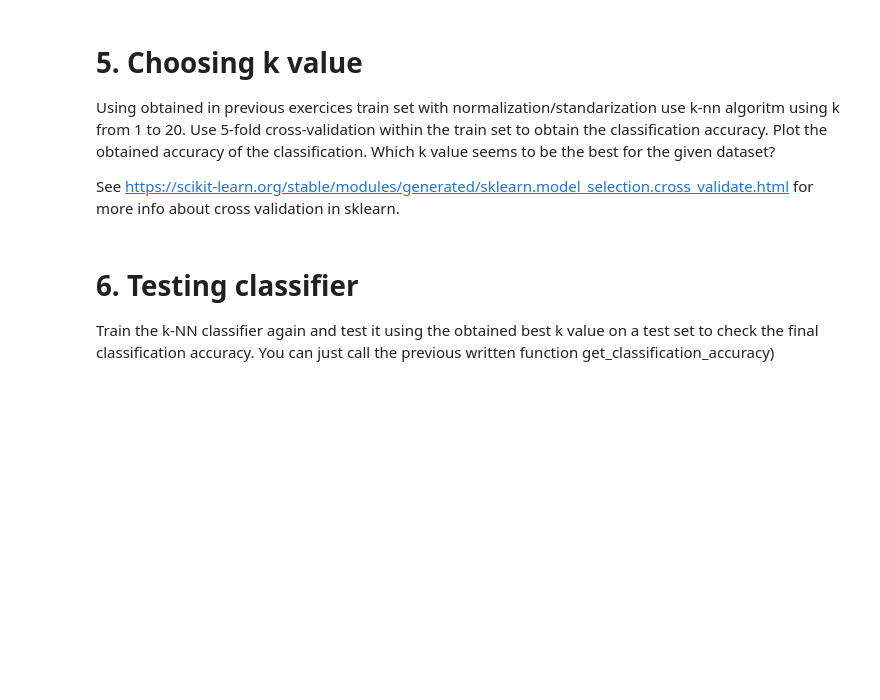
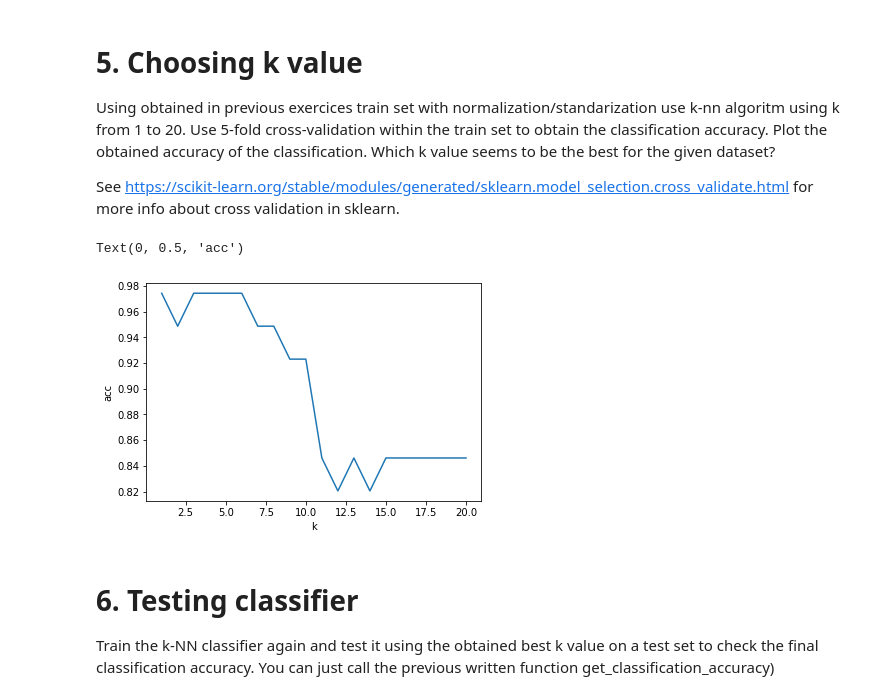
Before and after one commit to ptylczynski/knn, a Jupyter notebook: Exercices_knn.ipynb, the cells around one changed output. Drawn from its saved outputs; the diff is of its cells as text; code cells hidden in the pictures; blank space fills up the shorter version.

```diff
--- a/Exercices_knn.ipynb
+++ b/Exercices_knn.ipynb
@@ -121,7 +149,7 @@ Use KNeighborsClassifier class from sklearn.neighbors module. Useful methods: fi
 https://scikit-learn.org/stable/modules/generated/sklearn.neighbors.KNeighborsClassifier.html
 # %%
 def get_classification_accuracy(train_data_X, train_data_Y, test_data_X, test_data_Y, k = 3):
-    neigh = KNeighborsClassifier(n_neighbors=3)
+    neigh = KNeighborsClassifier(n_neighbors=k)
     neigh.fit(train_data_X, train_data_Y)
     pred = neigh.predict(test_data_X)
     return metrics.accuracy_score(test_data_Y, pred)
@@ -136,10 +164,23 @@ You can use sklearn.preprocessing.StandardScaler, sklearn.preprocessing.MinMaxSc
 
 Try other standarization methods to verify the standarization procedure influence the classification accuracy.
 standarize_train_and_test should return 2 dataFrames - with normalized train and normalized test sets.
-# %%
-def standarize_train_and_test(train_X, test_X):
-    #   TODO replace the following line with your code
-    return train_X, test_X
-
-norm_train_X, norm_test_X = standarize_train_and_test(train_X, test_X)
-get_classification_accuracy(norm_train_X, train_Y, norm_test_X, test_Y)
+# %%
+from sklearn.preprocessing import MaxAbsScaler, MinMaxScaler, StandardScaler
+
+
+def standarize_train_and_test(train_X, test_X):
+    return \
+        MaxAbsScaler().fit(train_X).transform(train_X), \
+        MaxAbsScaler().fit(test_X).transform(test_X)
+    # classification accuracy: 0.97
+    # return \
+    #     MinMaxScaler().fit(train_X).transform(train_X), \
+    #     MinMaxScaler().fit(test_X).transform(test_X)
+    # classification accuracy: 0.92
+    # return \
+    #     StandardScaler().fit(train_X).transform(train_X), \
+    #     StandardScaler().fit(test_X).transform(test_X)
+    # classification accuracy: 0.97
+
+norm_train_X, norm_test_X = standarize_train_and_test(train_X, test_X)
+get_classification_accuracy(norm_train_X, train_Y, norm_test_X, test_Y)
@@ -153,3 +194,15 @@ See https://scikit-learn.org/stable/modules/generated/sklearn.model_selection.cr
+# %%
+ks = [x for x in range(1, 21)]
+accs = []
+for k in ks:
+    acc = get_classification_accuracy(norm_train_X, train_Y, norm_test_X, test_Y, k=k)
+    accs.append(acc)
+plt.plot(ks, accs)
+plt.xlabel('k')
+plt.ylabel('acc')
+# %% [output]
+Text(0, 0.5, 'acc')
+[figure, added]
 # %% [markdown]
 # 6. Testing classifier
 Train the k-NN classifier again and test it using the obtained best k value on a test set to check the final classification accuracy. You can just call the previous written function get_classification_accuracy)
```
Also changed, not shown: parts of 13 cells of this notebook.
